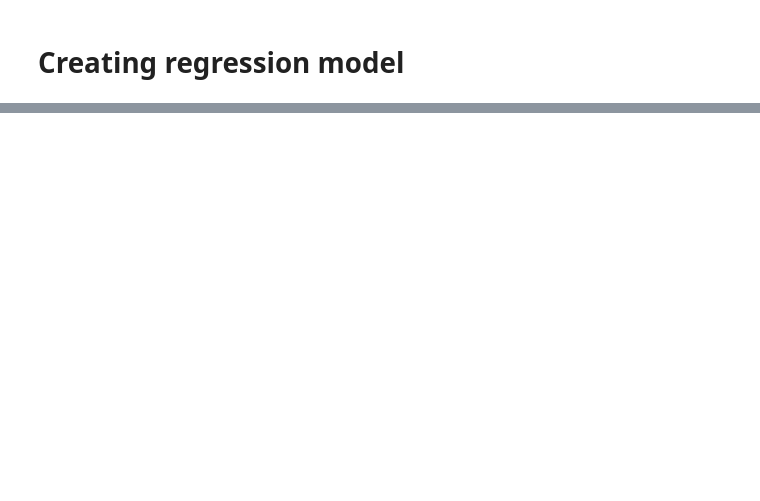
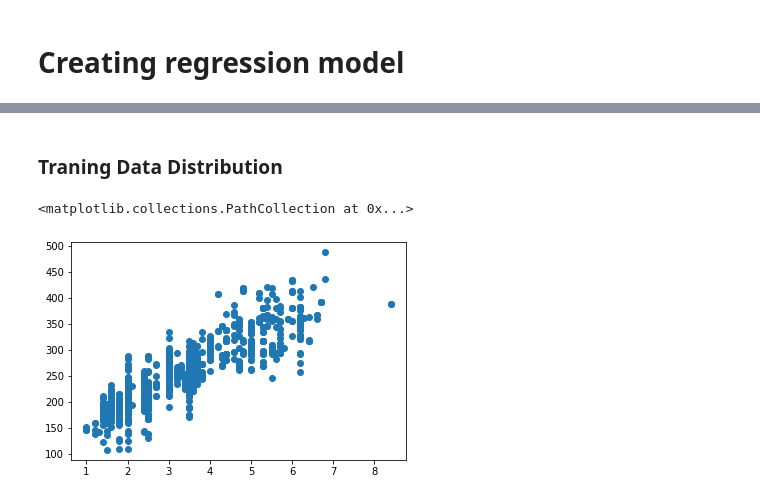
Before and after one commit to imtiaz70/ML, a Jupyter notebook: Regression_Model.ipynb, the cells around one changed output, grey strips where cells are left out. Drawn from its saved outputs; the diff is of its cells as text; code cells hidden in the pictures; blank space fills up the shorter version.

```diff
--- a/Regression_Model.ipynb
+++ b/Regression_Model.ipynb
@@ -36,0 +60,7 @@ df.head()
+# %% [markdown]
+### Traning Data Distribution
+# %%
+plt.scatter(cfd.ENGINESIZE , cfd.CO2EMISSIONS)
+# %% [output]
+<matplotlib.collections.PathCollection at 0x...>
+[figure, added]
```
Also changed, not shown: parts of 9 cells of this notebook.
